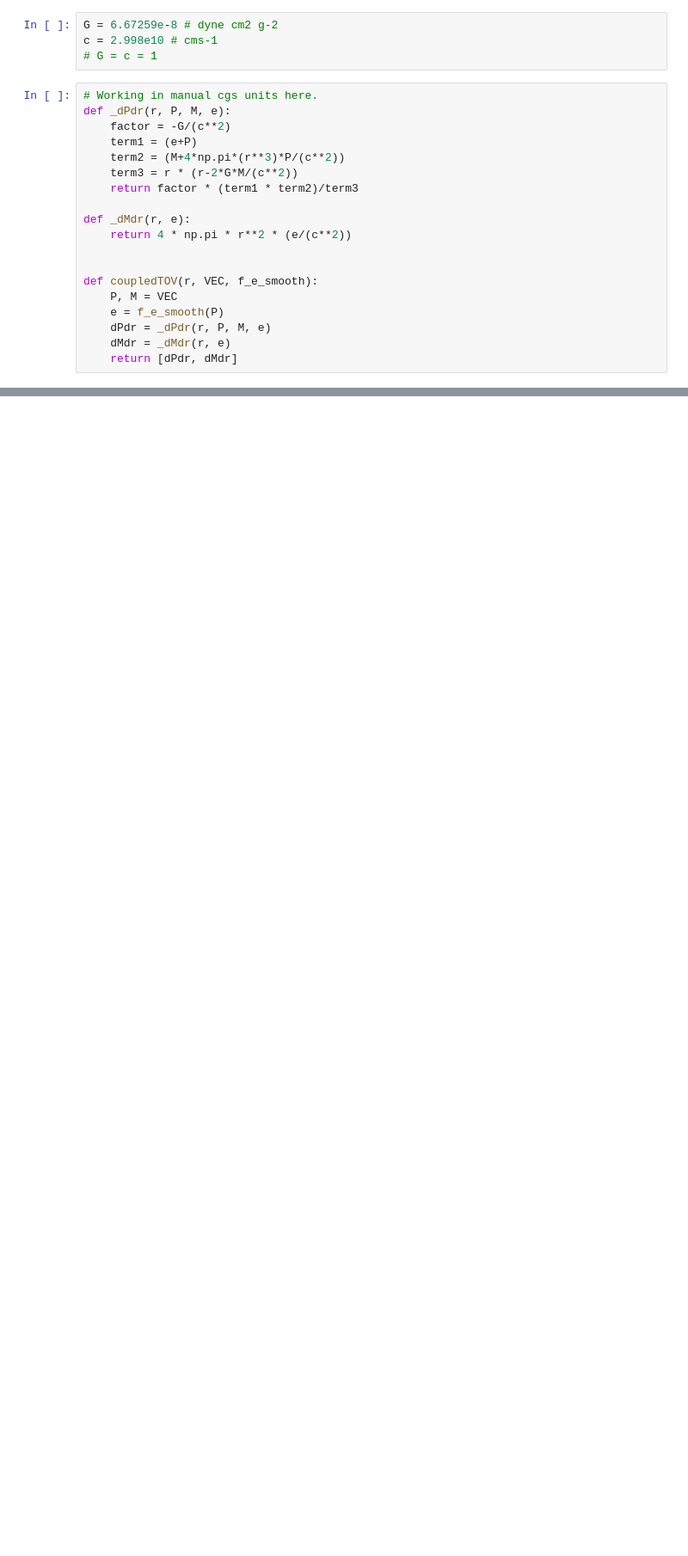
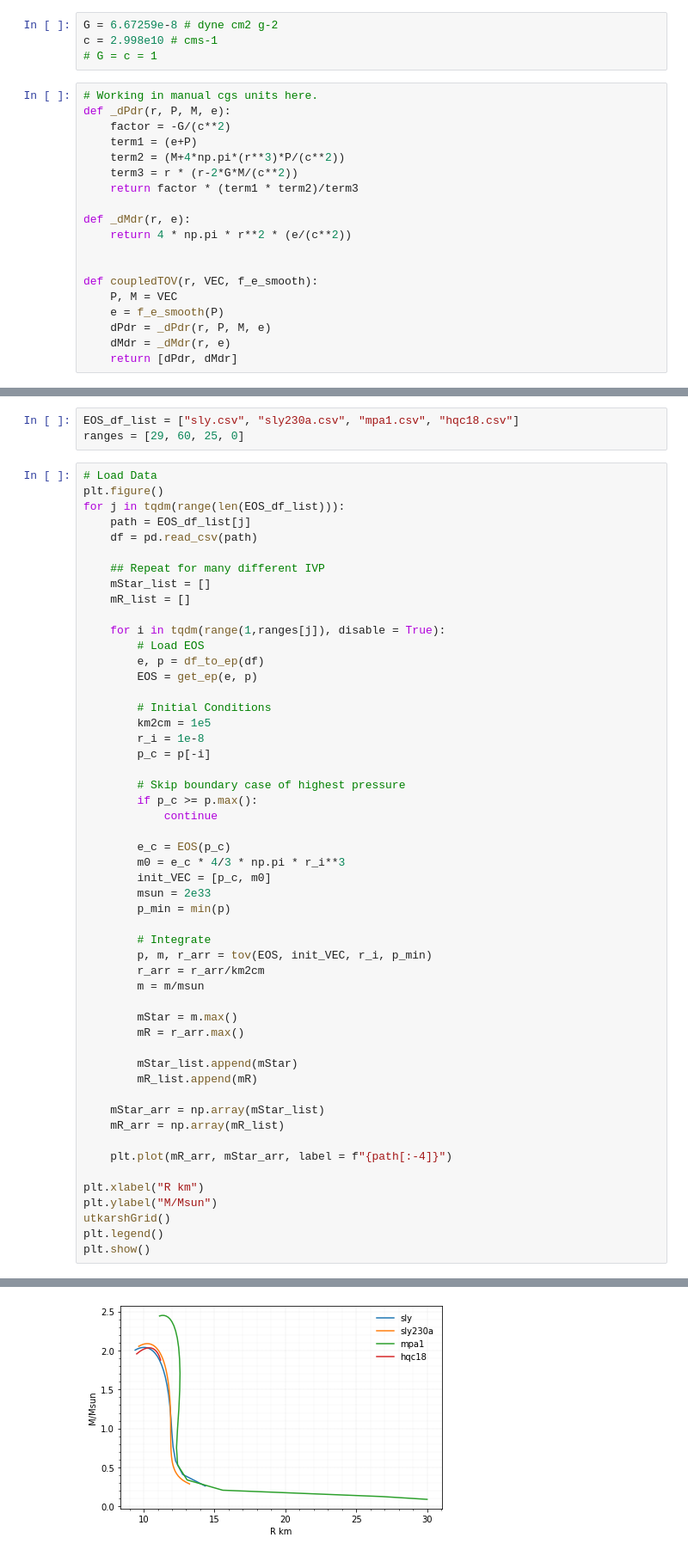
Before and after one commit to utkarsh7236/fmodes, a Jupyter notebook: Intro/tov_integrator.ipynb, the cells around one changed output, grey strips where cells are left out. Shown: that part at 86% size. Cells and saved outputs as stored; diff of their text form; blank space fills up the shorter version.

```diff
--- a/Intro/tov_integrator.ipynb
+++ b/Intro/tov_integrator.ipynb
@@ -119,0 +217,56 @@ plt.show()
+# %%
+EOS_df_list = ["sly.csv", "sly230a.csv", "mpa1.csv", "hqc18.csv"]
+ranges = [29, 60, 25, 0]
+# %%
+# Load Data
+plt.figure()
+for j in tqdm(range(len(EOS_df_list))):
+    path = EOS_df_list[j]
+    df = pd.read_csv(path)
+
+    ## Repeat for many different IVP
+    mStar_list = []
+    mR_list = []
+
+    for i in tqdm(range(1,ranges[j]), disable = True):
+        # Load EOS
+        e, p = df_to_ep(df)
+        EOS = get_ep(e, p)
+
+        # Initial Conditions
+        km2cm = 1e5
+        r_i = 1e-8
+        p_c = p[-i]
+
+        # Skip boundary case of highest pressure
+        if p_c >= p.max():
+            continue
+
+        e_c = EOS(p_c)
+        m0 = e_c * 4/3 * np.pi * r_i**3
+        init_VEC = [p_c, m0]
+        msun = 2e33
+        p_min = min(p)
+
+        # Integrate
+        p, m, r_arr = tov(EOS, init_VEC, r_i, p_min)
+        r_arr = r_arr/km2cm
+        m = m/msun
+
+        mStar = m.max()
+        mR = r_arr.max()
+
+        mStar_list.append(mStar)
+        mR_list.append(mR)
+
+    mStar_arr = np.array(mStar_list)
+    mR_arr = np.array(mR_list)
+
+    plt.plot(mR_arr, mStar_arr, label = f"{path[:-4]}")
+
+plt.xlabel("R km")
+plt.ylabel("M/Msun")
+utkarshGrid()
+plt.legend()
+plt.show()
+# %% [output]
@@ -119,0 +274 @@ plt.show()
+[figure, added]
```
Also changed, not shown: parts of 9 cells of this notebook, 1 other file.
